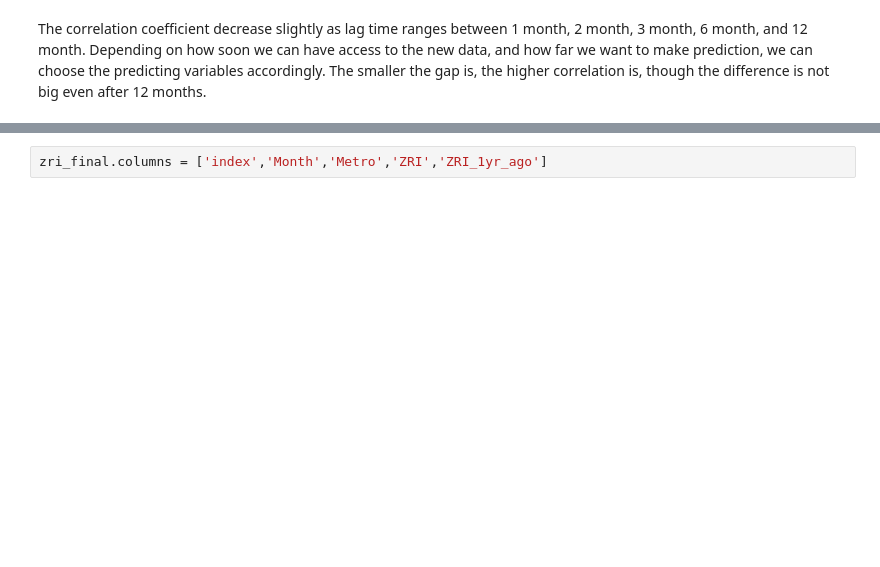
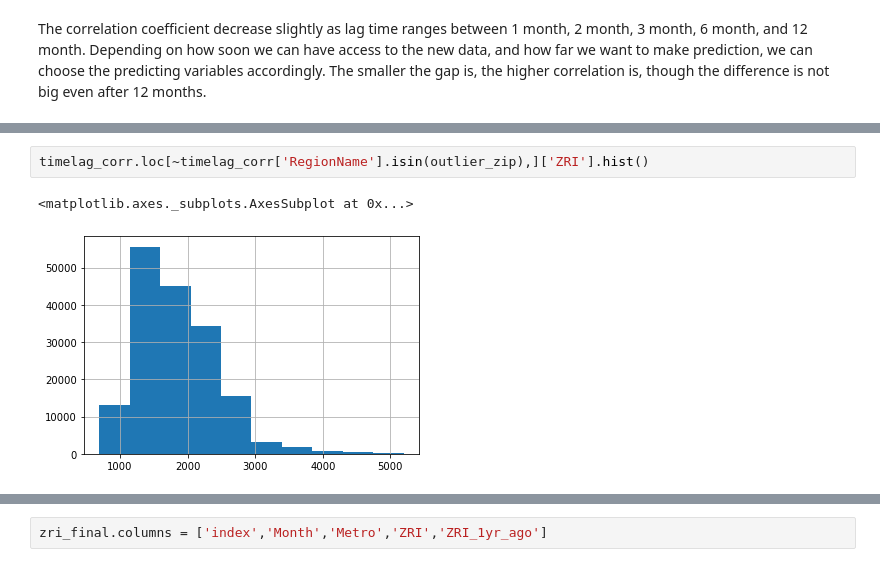
Before and after one commit to valgarland/zri_ml_capstone, a Jupyter notebook: Working/Cleaning_ZRI.ipynb, the cells around one changed output, grey strips where cells are left out. Drawn from its saved outputs; the diff is of its cells as text; blank space fills up the shorter version.

```diff
--- a/Working/Cleaning_ZRI.ipynb
+++ b/Working/Cleaning_ZRI.ipynb
@@ -496,0 +477,5 @@ timelag_corr
+# %%
+timelag_corr.loc[~timelag_corr['RegionName'].isin(outlier_zip),]['ZRI'].hist()
+# %% [output]
+<matplotlib.axes._subplots.AxesSubplot at 0x...>
+[figure, added]
```
Also changed, not shown: parts of 53 cells of this notebook, 1 other file.
